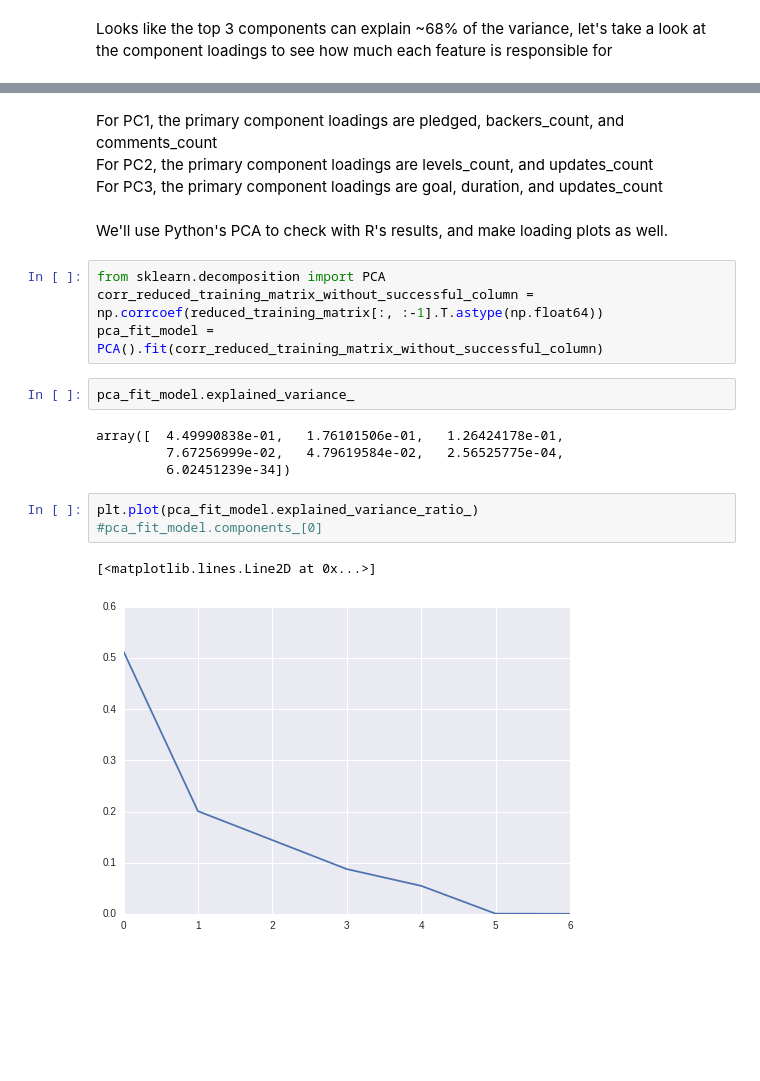
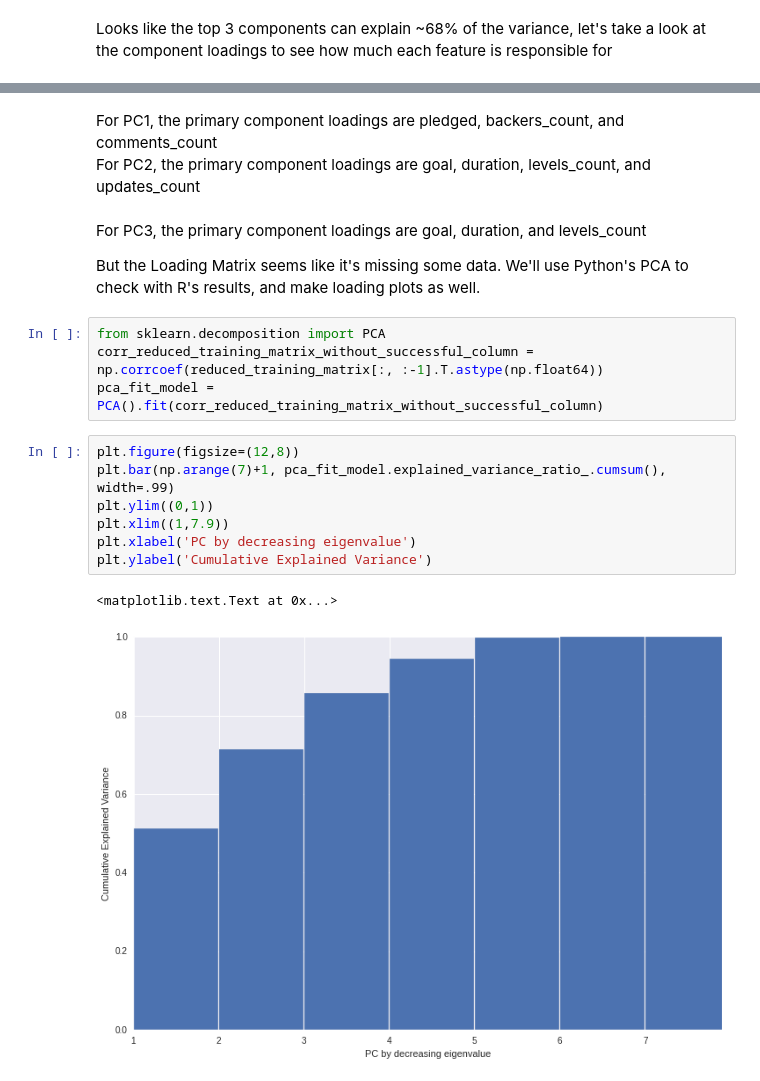
Before and after one commit to kevin11h/DataScienceModelingKickstarter, a Jupyter notebook: KickBack Machine Data EDA.ipynb, the cells around one changed output, grey strips where cells are left out. Saved outputs shown, nothing was run; the diff lists cells and outputs as text; blank space fills up the shorter version.

Commit message:
added feature similarity and PCA loadings plot and scree plot

```diff
--- a/KickBack Machine Data EDA.ipynb
+++ b/KickBack Machine Data EDA.ipynb
@@ -504,21 +502,20 @@ comments_count  0.80624002  0.086316095
 # %% [markdown]
 For PC1, the primary component loadings are pledged, backers_count, and comments_count<br />
-For PC2, the primary component loadings are levels_count, and updates_count<br />
-For PC3, the primary component loadings are goal, duration, and updates_count<br /><br />
-We'll use Python's PCA to check with R's results, and make loading plots as well.
+For PC2, the primary component loadings are goal, duration, levels_count, and updates_count<br /><br />
+For PC3, the primary component loadings are goal, duration, and levels_count<br />
+
+But the Loading Matrix seems like it's missing some data. We'll use Python's PCA to check with R's results, and make loading plots as well.
 # %%
 from sklearn.decomposition import PCA
 corr_reduced_training_matrix_without_successful_column = np.corrcoef(reduced_training_matrix[:, :-1].T.astype(np.float64))
 pca_fit_model = PCA().fit(corr_reduced_training_matrix_without_successful_column)
-# %%
-pca_fit_model.explained_variance_
-# %% [output]
-array([  4.49990838e-01,   1.76101506e-01,   1.26424178e-01,
-         7.67256999e-02,   4.79619584e-02,   2.56525775e-04,
-         6.02451239e-34])
-# %%
-plt.plot(pca_fit_model.explained_variance_ratio_)
-#pca_fit_model.components_[0]
-# %% [output]
-[<matplotlib.lines.Line2D at 0x...>]
-[figure, removed]
+# %%
+plt.figure(figsize=(12,8))
+plt.bar(np.arange(7)+1, pca_fit_model.explained_variance_ratio_.cumsum(), width=.99)
+plt.ylim((0,1))
+plt.xlim((1,7.9))
+plt.xlabel('PC by decreasing eigenvalue')
+plt.ylabel('Cumulative Explained Variance')
+# %% [output]
+<matplotlib.text.Text at 0x...>
+[figure, added]
```
Also changed, not shown: parts of 8 cells of this notebook.
